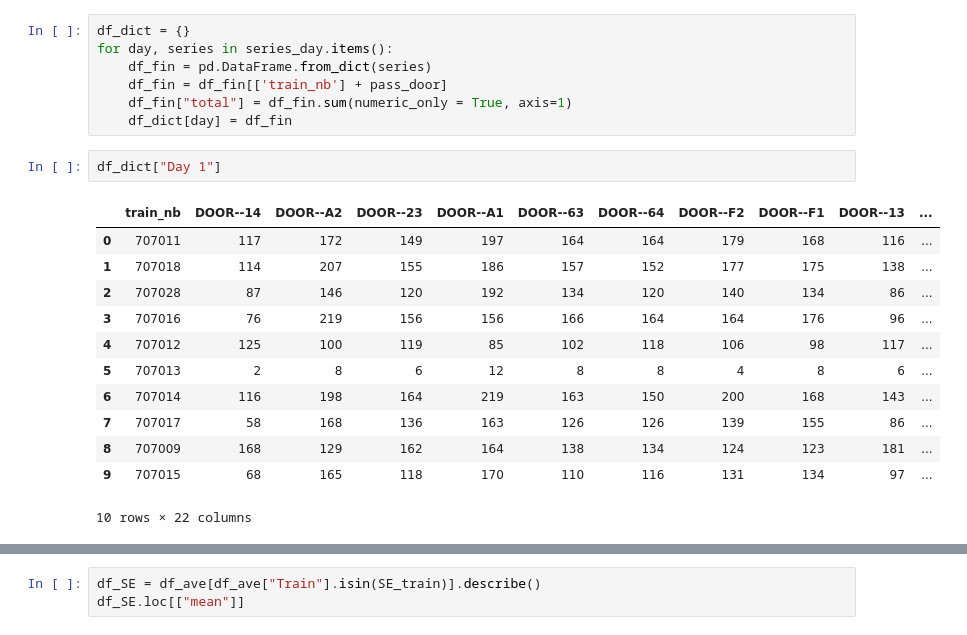
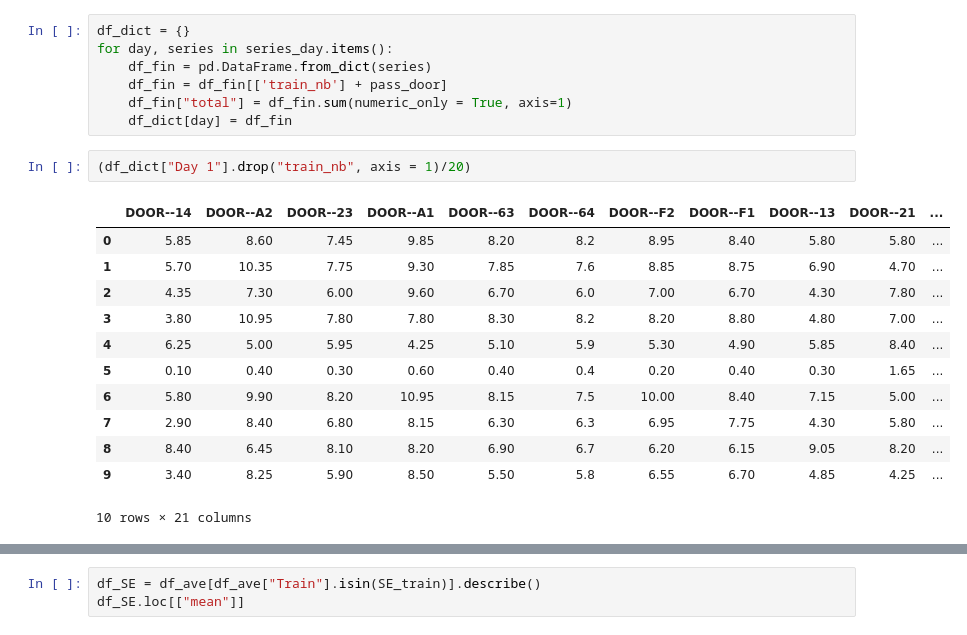
Before and after one commit to Calonnec/S_interview, a Jupyter notebook: Data exploration.ipynb, the cells around one changed output, grey strips where cells are left out. Drawn from its saved outputs; the diff is of its cells as text.

```diff
--- a/Data exploration.ipynb
+++ b/Data exploration.ipynb
@@ -121,20 +121,20 @@ for day, series in series_day.items():
     df_fin["total"] = df_fin.sum(numeric_only = True, axis=1)
     df_dict[day] = df_fin
 # %%
-df_dict["Day 1"]
+(df_dict["Day 1"].drop("train_nb", axis = 1)/20)
 # %% [output]
-|  | train_nb | DOOR--14 | DOOR--A2 | DOOR--23 | DOOR--A1 | DOOR--63 | DOOR--64 | DOOR--F2 | DOOR--F1 | DOOR--13 | ... |
-| 0 | 707011 | 117 | 172 | 149 | 197 | 164 | 164 | 179 | 168 | 116 | ... |
-| 1 | 707018 | 114 | 207 | 155 | 186 | 157 | 152 | 177 | 175 | 138 | ... |
-| 2 | 707028 | 87 | 146 | 120 | 192 | 134 | 120 | 140 | 134 | 86 | ... |
-| 3 | 707016 | 76 | 219 | 156 | 156 | 166 | 164 | 164 | 176 | 96 | ... |
-| 4 | 707012 | 125 | 100 | 119 | 85 | 102 | 118 | 106 | 98 | 117 | ... |
-| 5 | 707013 | 2 | 8 | 6 | 12 | 8 | 8 | 4 | 8 | 6 | ... |
-| 6 | 707014 | 116 | 198 | 164 | 219 | 163 | 150 | 200 | 168 | 143 | ... |
-| 7 | 707017 | 58 | 168 | 136 | 163 | 126 | 126 | 139 | 155 | 86 | ... |
-| 8 | 707009 | 168 | 129 | 162 | 164 | 138 | 134 | 124 | 123 | 181 | ... |
-| 9 | 707015 | 68 | 165 | 118 | 170 | 110 | 116 | 131 | 134 | 97 | ... |
+|  | DOOR--14 | DOOR--A2 | DOOR--23 | DOOR--A1 | DOOR--63 | DOOR--64 | DOOR--F2 | DOOR--F1 | DOOR--13 | DOOR--21 | ... |
+| 0 | 5.85 | 8.60 | 7.45 | 9.85 | 8.20 | 8.2 | 8.95 | 8.40 | 5.80 | 5.80 | ... |
+| 1 | 5.70 | 10.35 | 7.75 | 9.30 | 7.85 | 7.6 | 8.85 | 8.75 | 6.90 | 4.70 | ... |
+| 2 | 4.35 | 7.30 | 6.00 | 9.60 | 6.70 | 6.0 | 7.00 | 6.70 | 4.30 | 7.80 | ... |
+| 3 | 3.80 | 10.95 | 7.80 | 7.80 | 8.30 | 8.2 | 8.20 | 8.80 | 4.80 | 7.00 | ... |
+| 4 | 6.25 | 5.00 | 5.95 | 4.25 | 5.10 | 5.9 | 5.30 | 4.90 | 5.85 | 8.40 | ... |
+| 5 | 0.10 | 0.40 | 0.30 | 0.60 | 0.40 | 0.4 | 0.20 | 0.40 | 0.30 | 1.65 | ... |
+| 6 | 5.80 | 9.90 | 8.20 | 10.95 | 8.15 | 7.5 | 10.00 | 8.40 | 7.15 | 5.00 | ... |
+| 7 | 2.90 | 8.40 | 6.80 | 8.15 | 6.30 | 6.3 | 6.95 | 7.75 | 4.30 | 5.80 | ... |
+| 8 | 8.40 | 6.45 | 8.10 | 8.20 | 6.90 | 6.7 | 6.20 | 6.15 | 9.05 | 8.20 | ... |
+| 9 | 3.40 | 8.25 | 5.90 | 8.50 | 5.50 | 5.8 | 6.55 | 6.70 | 4.85 | 4.25 | ... |
-10 rows × 22 columns
+10 rows × 21 columns
 # %%
 df_ave = ((df_dict["Day 2"].select_dtypes("number") + df_dict["Day 2"].select_dtypes("number"))/2)
 df_ave.insert(loc=0, column='Train', value=df_dict["Day 2"]["train_nb"])
```
Also changed, not shown: parts of 1 cell of this notebook, 1 other file.
